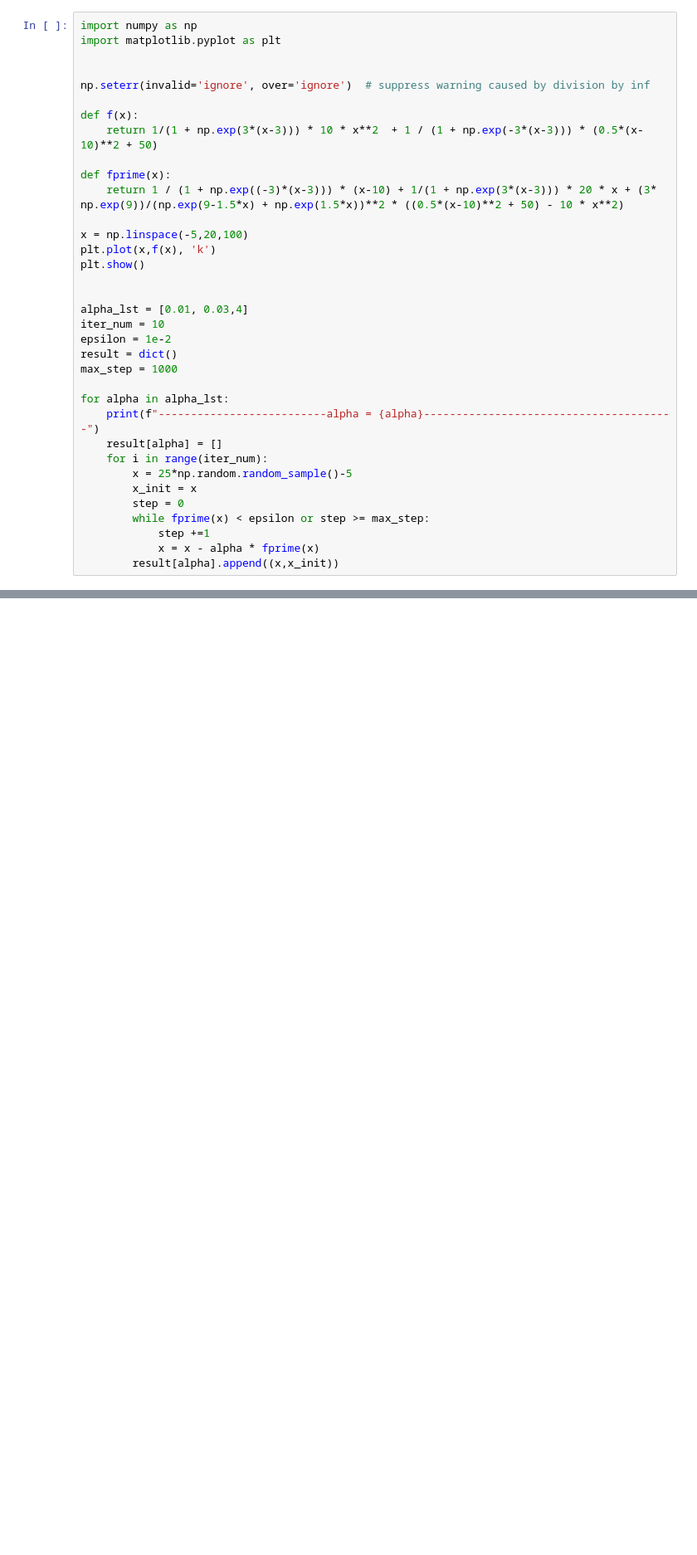
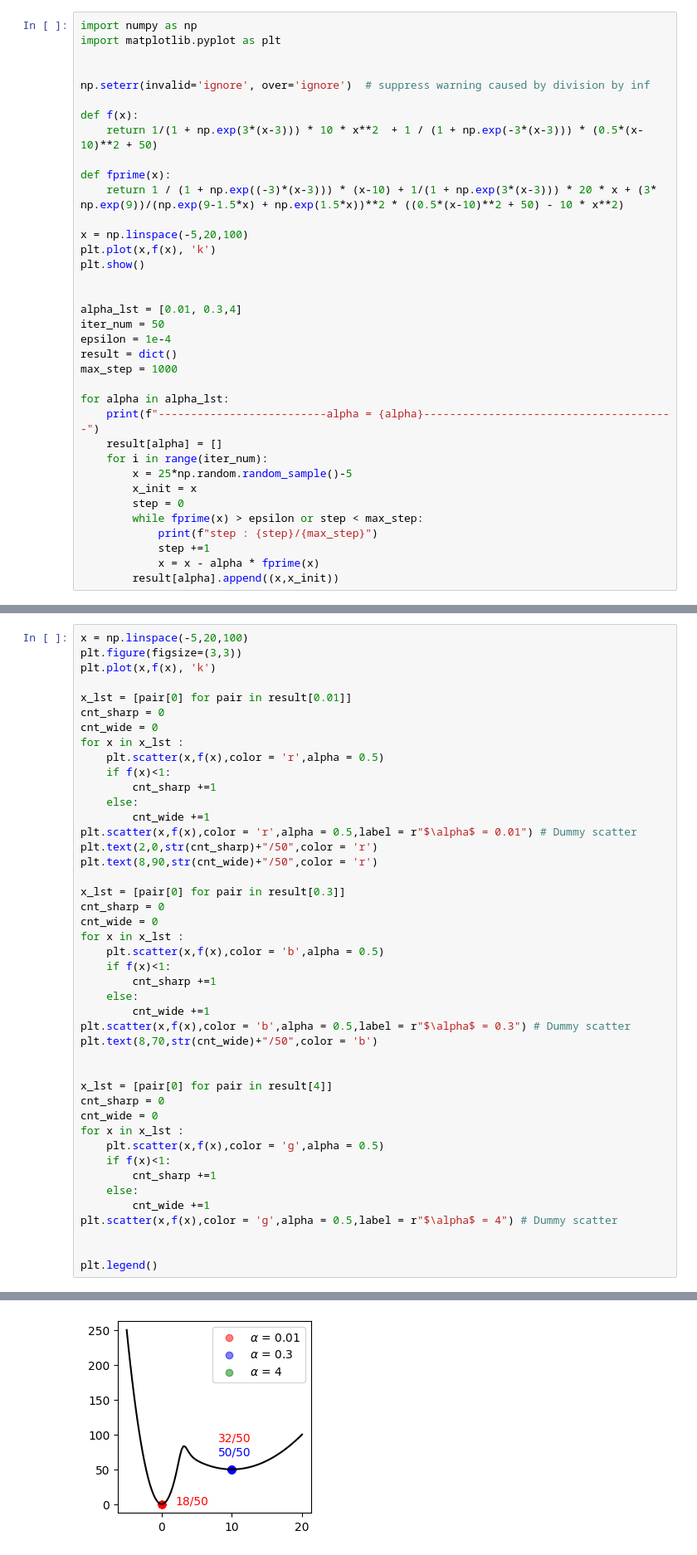
Before and after one commit to jmSNU/DNN, a Jupyter notebook: hw1/hw1.ipynb, the cells around one changed output, grey strips where cells are left out. Shown at 83% size. Saved outputs shown, nothing was run; the diff lists cells and outputs as text; blank space fills up the shorter version.

```diff
--- a/hw1/hw1.ipynb
+++ b/hw1/hw1.ipynb
@@ -16,9 +16,9 @@ plt.plot(x,f(x), 'k')
 plt.show()
 
 
-alpha_lst = [0.01, 0.03,4]
-iter_num = 10
-epsilon = 1e-2
+alpha_lst = [0.01, 0.3,4]
+iter_num = 50
+epsilon = 1e-4
 result = dict()
 max_step = 1000
 
@@ -29,7 +29,8 @@ for alpha in alpha_lst:
         x = 25*np.random.random_sample()-5
         x_init = x
         step = 0
-        while fprime(x) < epsilon or step >= max_step:
+        while fprime(x) > epsilon or step < max_step:
+            print(f"step : {step}/{max_step}")
             step +=1
             x = x - alpha * fprime(x)
         result[alpha].append((x,x_init))
@@ -39,0 +56,45 @@ KeyboardInterrupt:
+# %%
+x = np.linspace(-5,20,100)
+plt.figure(figsize=(3,3))
+plt.plot(x,f(x), 'k')
+
+x_lst = [pair[0] for pair in result[0.01]]
+cnt_sharp = 0
+cnt_wide = 0
+for x in x_lst :
+    plt.scatter(x,f(x),color = 'r',alpha = 0.5)
+    if f(x)<1:
+        cnt_sharp +=1
+    else:
+        cnt_wide +=1
+plt.scatter(x,f(x),color = 'r',alpha = 0.5,label = r"$\alpha$ = 0.01") # Dummy scatter
+plt.text(2,0,str(cnt_sharp)+"/50",color = 'r')
+plt.text(8,90,str(cnt_wide)+"/50",color = 'r')
+
+x_lst = [pair[0] for pair in result[0.3]]
+cnt_sharp = 0
+cnt_wide = 0
+for x in x_lst :
+    plt.scatter(x,f(x),color = 'b',alpha = 0.5)
+    if f(x)<1:
+        cnt_sharp +=1
+    else:
+        cnt_wide +=1
+plt.scatter(x,f(x),color = 'b',alpha = 0.5,label = r"$\alpha$ = 0.3") # Dummy scatter
+plt.text(8,70,str(cnt_wide)+"/50",color = 'b')
+
+
+x_lst = [pair[0] for pair in result[4]]
+cnt_sharp = 0
+cnt_wide = 0
+for x in x_lst :
+    plt.scatter(x,f(x),color = 'g',alpha = 0.5)
+    if f(x)<1:
+        cnt_sharp +=1
+    else:
+        cnt_wide +=1
+plt.scatter(x,f(x),color = 'g',alpha = 0.5,label = r"$\alpha$ = 4") # Dummy scatter
+
+
+plt.legend()
+# %% [output]
@@ -39,0 +102 @@ KeyboardInterrupt:
+[figure, added]
```
Also changed, not shown: parts of 3 cells of this notebook, 19 other files.
